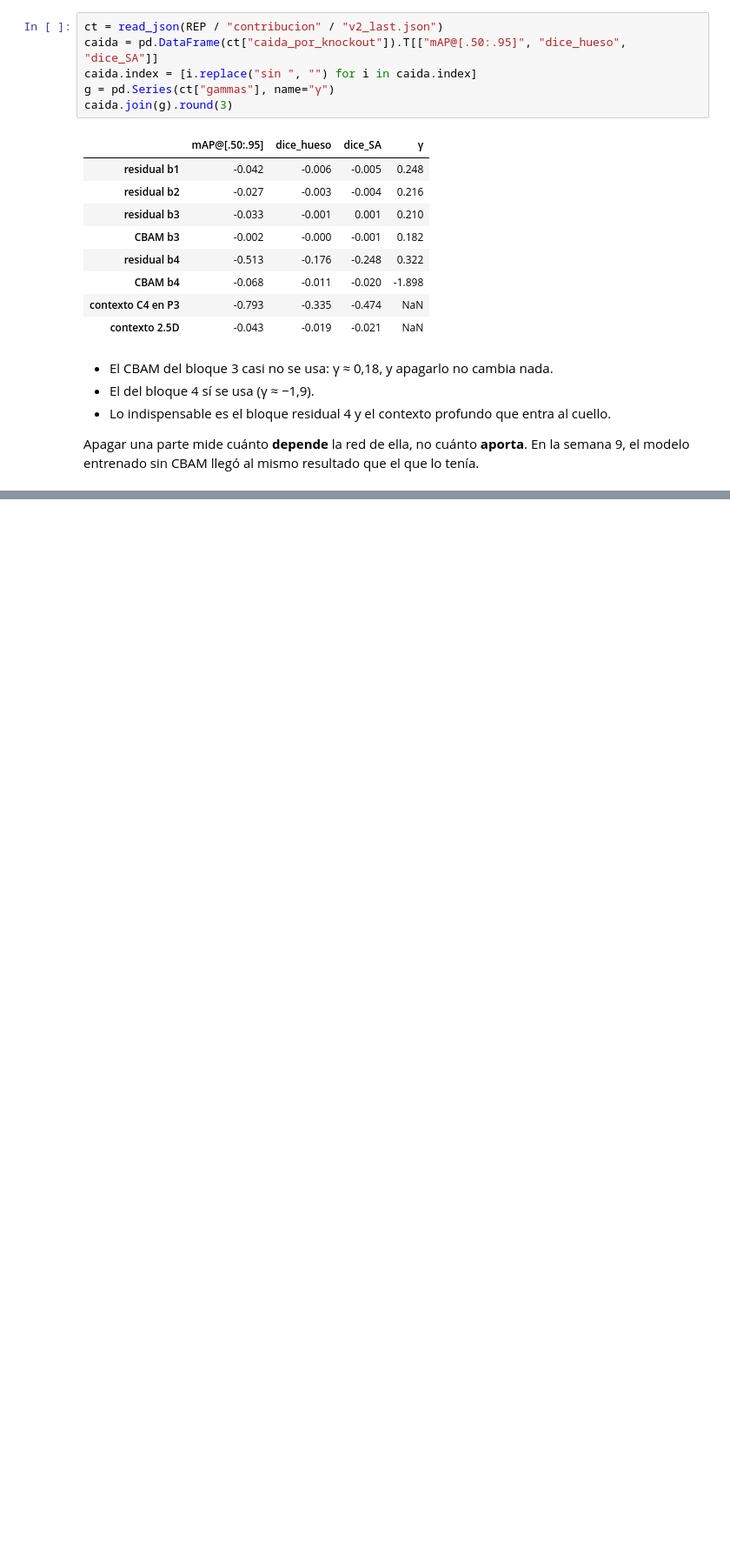
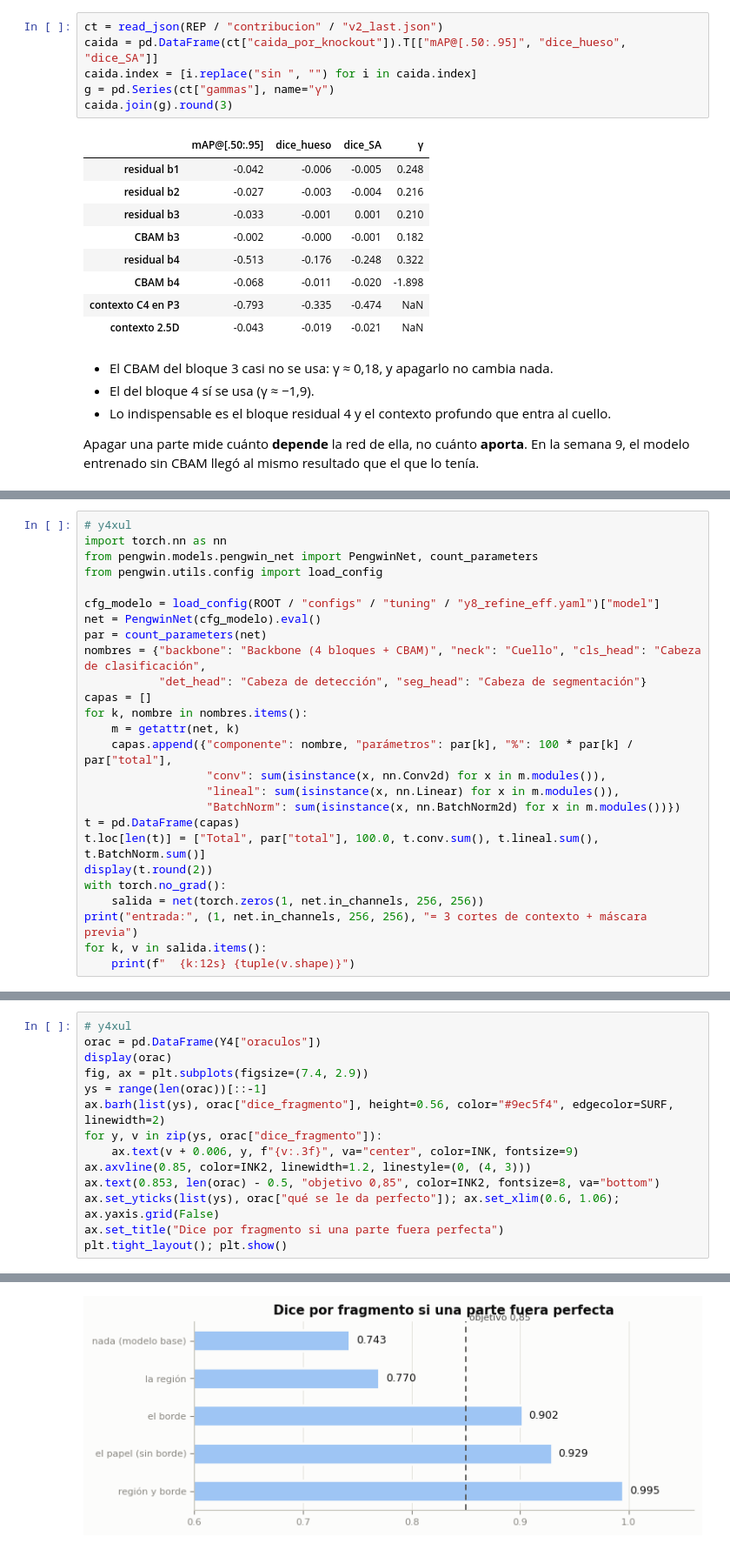
Before and after one commit to Juanjoslo2/Analitica-de-datos-Proyecto-2-PENGWIN, a Jupyter notebook: 04_notebook/02_semana10_fragmentos.ipynb, the cells around one changed output, grey strips where cells are left out. Shown at 87% size. Saved outputs shown, nothing was run; the diff lists cells and outputs as text; blank space fills up the shorter version.

```diff
--- a/04_notebook/02_semana10_fragmentos.ipynb
+++ b/04_notebook/02_semana10_fragmentos.ipynb
@@ -352,0 +518,26 @@ python scripts/component_contribution.py --ckpt checkpoints/v2_last/best.pth --c
+# %%
+# y4xul
+import torch.nn as nn
+from pengwin.models.pengwin_net import PengwinNet, count_parameters
+from pengwin.utils.config import load_config
+
+cfg_modelo = load_config(ROOT / "configs" / "tuning" / "y8_refine_eff.yaml")["model"]
+net = PengwinNet(cfg_modelo).eval()
+par = count_parameters(net)
+nombres = {"backbone": "Backbone (4 bloques + CBAM)", "neck": "Cuello", "cls_head": "Cabeza de clasificación",
+           "det_head": "Cabeza de detección", "seg_head": "Cabeza de segmentación"}
+capas = []
+for k, nombre in nombres.items():
+    m = getattr(net, k)
+    capas.append({"componente": nombre, "parámetros": par[k], "%": 100 * par[k] / par["total"],
+                  "conv": sum(isinstance(x, nn.Conv2d) for x in m.modules()),
+                  "lineal": sum(isinstance(x, nn.Linear) for x in m.modules()),
+                  "BatchNorm": sum(isinstance(x, nn.BatchNorm2d) for x in m.modules())})
+t = pd.DataFrame(capas)
+t.loc[len(t)] = ["Total", par["total"], 100.0, t.conv.sum(), t.lineal.sum(), t.BatchNorm.sum()]
+display(t.round(2))
+with torch.no_grad():
+    salida = net(torch.zeros(1, net.in_channels, 256, 256))
+print("entrada:", (1, net.in_channels, 256, 256), "= 3 cortes de contexto + máscara previa")
+for k, v in salida.items():
+    print(f"  {k:12s} {tuple(v.shape)}")
@@ -352,0 +573,15 @@ python scripts/component_contribution.py --ckpt checkpoints/v2_last/best.pth --c
+# %%
+# y4xul
+orac = pd.DataFrame(Y4["oraculos"])
+display(orac)
+fig, ax = plt.subplots(figsize=(7.4, 2.9))
+ys = range(len(orac))[::-1]
+ax.barh(list(ys), orac["dice_fragmento"], height=0.56, color="#9ec5f4", edgecolor=SURF, linewidth=2)
+for y, v in zip(ys, orac["dice_fragmento"]):
+    ax.text(v + 0.006, y, f"{v:.3f}", va="center", color=INK, fontsize=9)
+ax.axvline(0.85, color=INK2, linewidth=1.2, linestyle=(0, (4, 3)))
+ax.text(0.853, len(orac) - 0.5, "objetivo 0,85", color=INK2, fontsize=8, va="bottom")
+ax.set_yticks(list(ys), orac["qué se le da perfecto"]); ax.set_xlim(0.6, 1.06); ax.yaxis.grid(False)
+ax.set_title("Dice por fragmento si una parte fuera perfecta")
+plt.tight_layout(); plt.show()
+# %% [output]
@@ -352,0 +594 @@ python scripts/component_contribution.py --ckpt checkpoints/v2_last/best.pth --c
+[figure, added]
```
Also changed, not shown: parts of 31 cells of this notebook, 7 other files.
